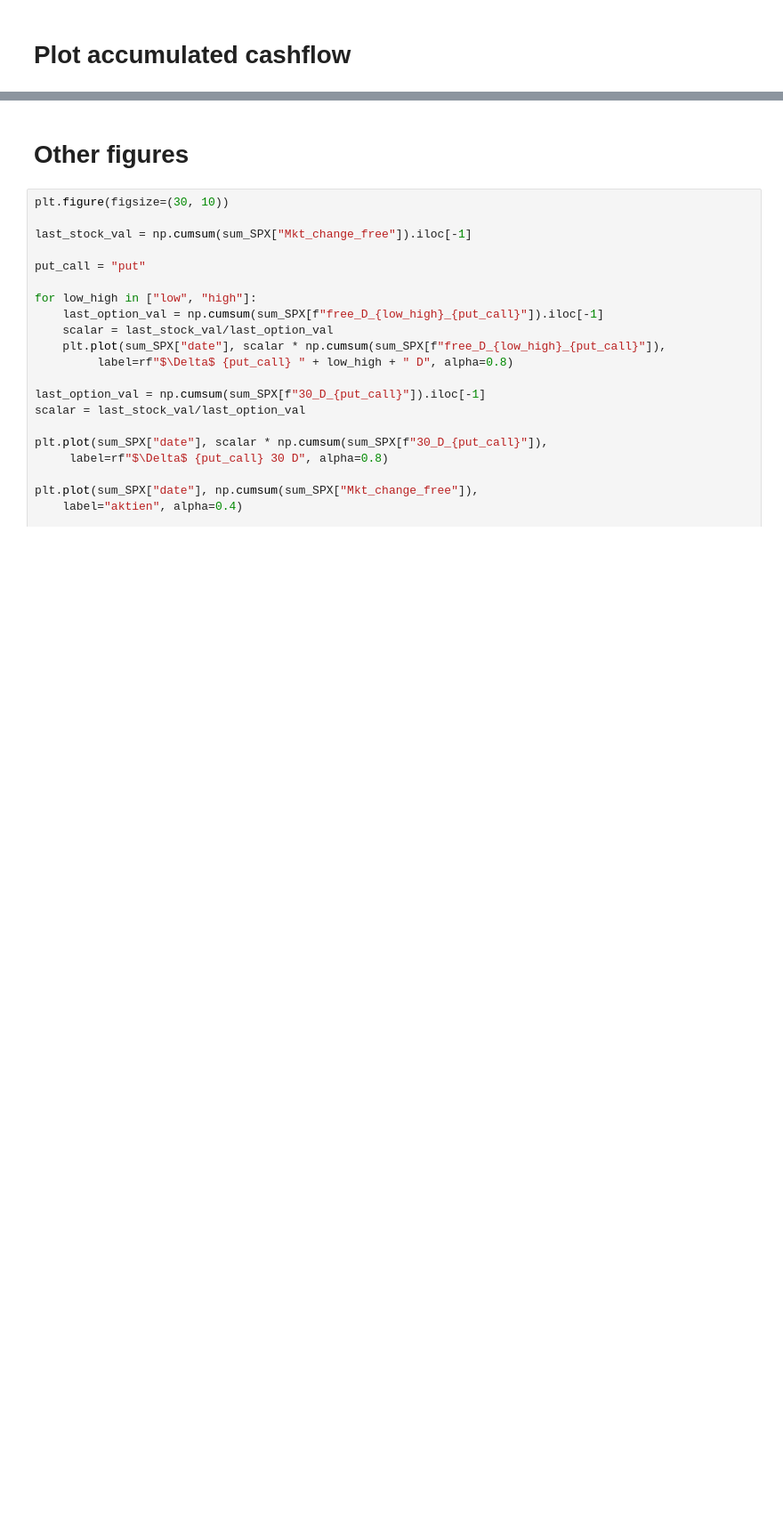
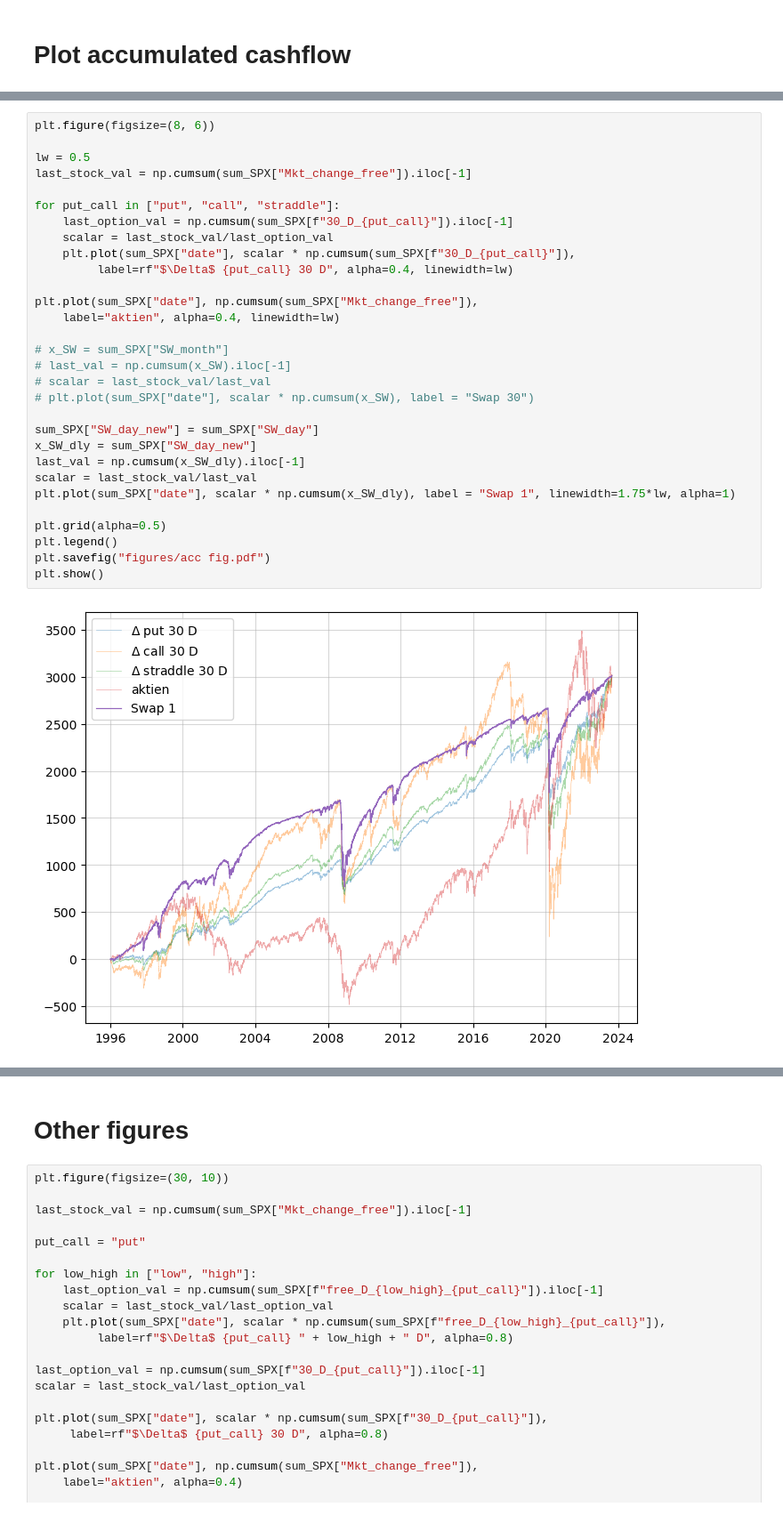
Before and after one commit to MadsHebsgaard/volpy, a Jupyter notebook: vol strats.ipynb, the cells around one changed output, grey strips where cells are left out. Shown at 89% size. Drawn from its saved outputs; the diff is of its cells as text; blank space fills up the shorter version.

```diff
--- a/vol strats.ipynb
+++ b/vol strats.ipynb
@@ -145,0 +175,32 @@ plt.show()
+# %%
+plt.figure(figsize=(8, 6))
+
+lw = 0.5
+last_stock_val = np.cumsum(sum_SPX["Mkt_change_free"]).iloc[-1]
+
+for put_call in ["put", "call", "straddle"]:
+    last_option_val = np.cumsum(sum_SPX[f"30_D_{put_call}"]).iloc[-1]
+    scalar = last_stock_val/last_option_val
+    plt.plot(sum_SPX["date"], scalar * np.cumsum(sum_SPX[f"30_D_{put_call}"]),
+         label=rf"$\Delta$ {put_call} 30 D", alpha=0.4, linewidth=lw)
+
+plt.plot(sum_SPX["date"], np.cumsum(sum_SPX["Mkt_change_free"]),
+    label="aktien", alpha=0.4, linewidth=lw)
+
+# x_SW = sum_SPX["SW_month"]
+# last_val = np.cumsum(x_SW).iloc[-1]
+# scalar = last_stock_val/last_val
+# plt.plot(sum_SPX["date"], scalar * np.cumsum(x_SW), label = "Swap 30")
+
+sum_SPX["SW_day_new"] = sum_SPX["SW_day"]
+x_SW_dly = sum_SPX["SW_day_new"]
+last_val = np.cumsum(x_SW_dly).iloc[-1]
+scalar = last_stock_val/last_val
+plt.plot(sum_SPX["date"], scalar * np.cumsum(x_SW_dly), label = "Swap 1", linewidth=1.75*lw, alpha=1)
+
+plt.grid(alpha=0.5)
+plt.legend()
+plt.savefig("figures/acc fig.pdf")
+plt.show()
+# %% [output]
+[figure, added]
```
Also changed, not shown: parts of 17 cells of this notebook, 4 other files.
